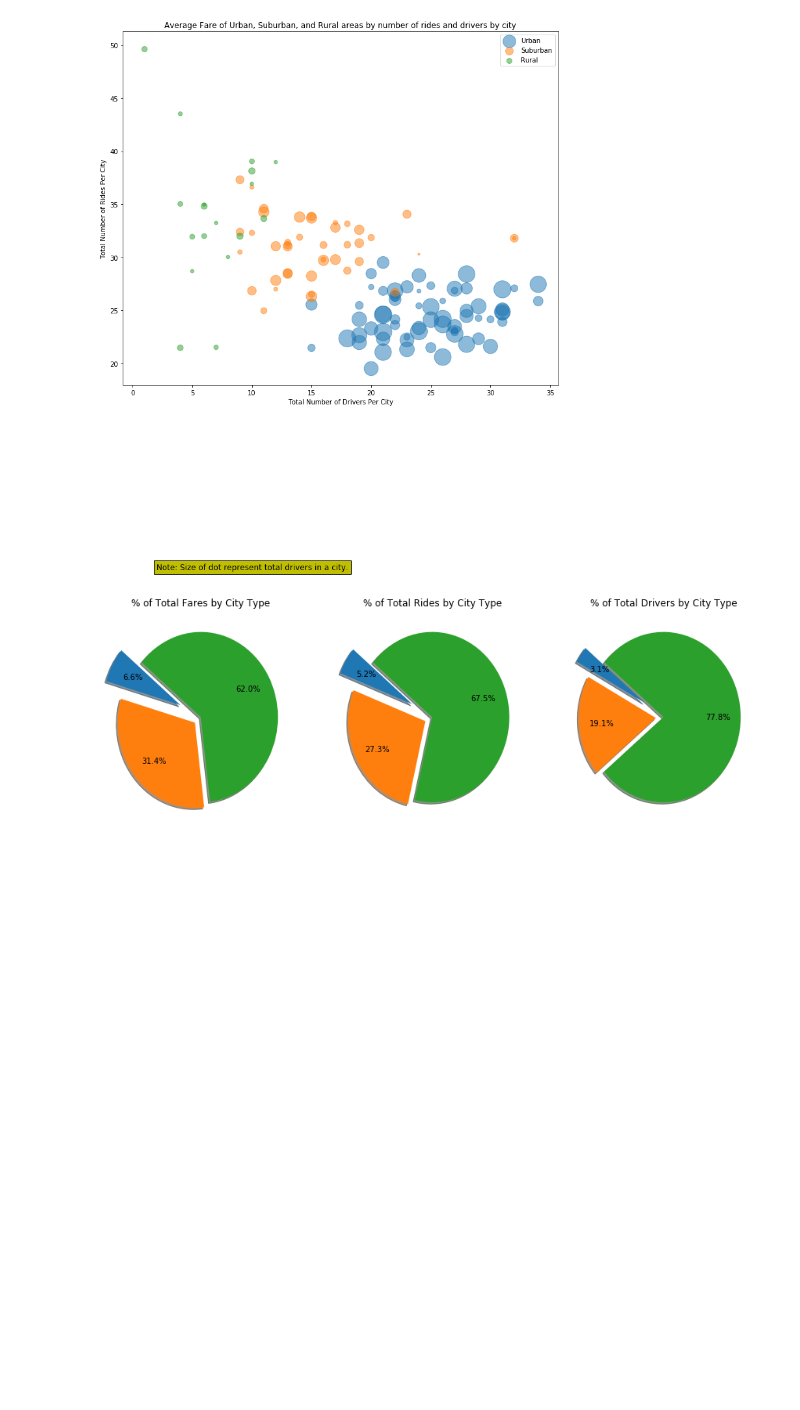
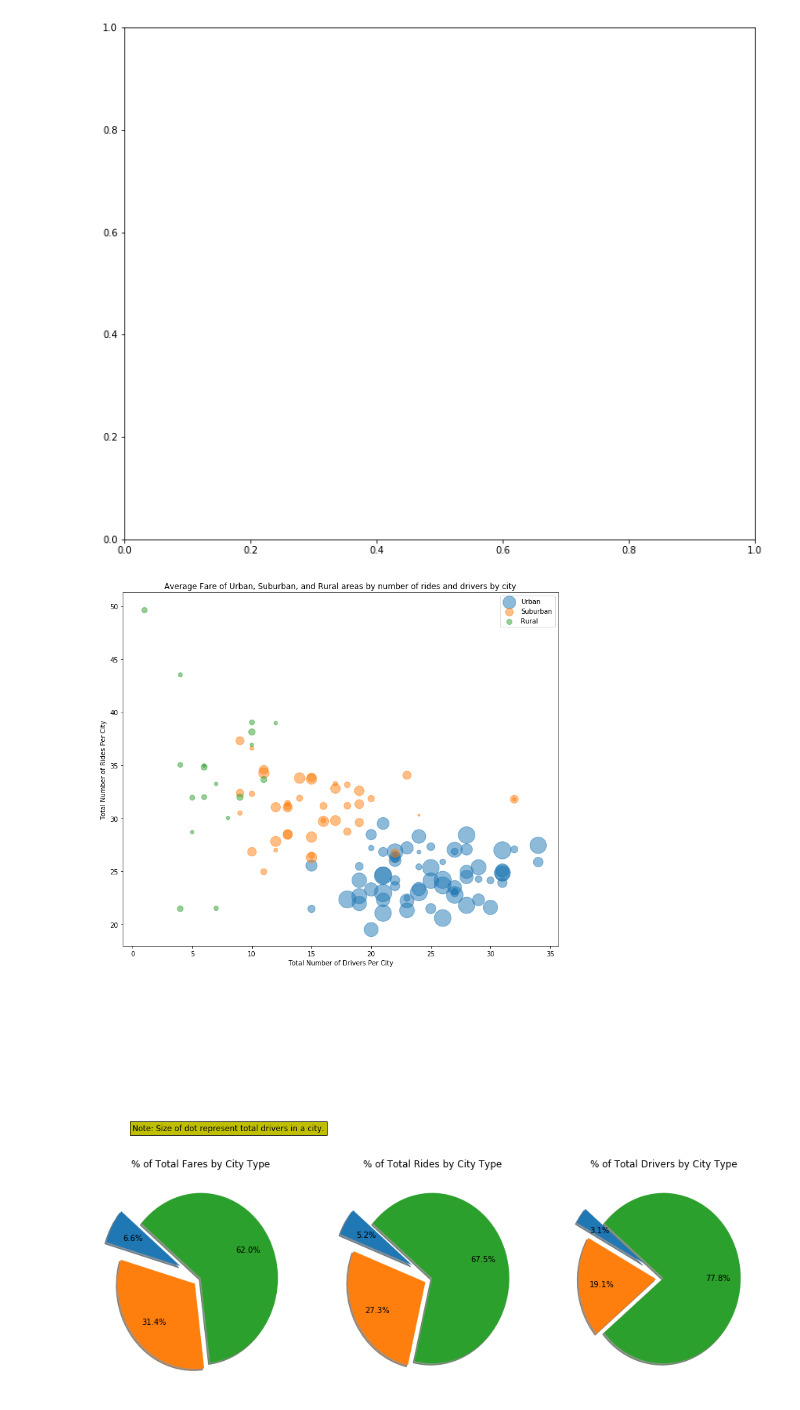
Before and after one commit to feng443/RUDSWeek5Matplotlib, a Jupyter notebook: Pyber/Pyber.ipynb, the cells around one changed output. Cells and saved outputs as stored; diff of their text form; code cells hidden in the pictures; blank space fills up the shorter version.

```diff
--- a/Pyber/Pyber.ipynb
+++ b/Pyber/Pyber.ipynb
@@ -21,37 +21,39 @@ df_city = df_city.merge(
         columns={
              'fare': 'fare_average',
              'ride_id': 'ride_count',
         }
     ),
     on='city',
     how='left'
 )
 
 
-plt.figure(figsize=(12, 10))
+fig = plt.figure(figsize=(12, 10))
+ax = fig.add_subplot(111)
 plt.title('Average Fare of Urban, Suburban, and Rural areas by number of rides and drivers by city')
 plt.xlabel('Total Number of Drivers Per City')
 plt.ylabel('Total Number of Rides Per City')
-plt.text(2, 0.6, 'Note: Size of dot represent total drivers in a city.',
+ax.text(0, 0.6, 'Note: Size of dot represent total drivers in a city.',
          fontsize=12,
          bbox=dict(facecolor='y'))
 
-plt.legend(
+ax.legend(
     handles=[
         plt.scatter(
             s=df_city[df_city['type'] == type]['driver_count'] * 10,
             x=df_city[df_city['type'] == type]['ride_count'],
             y=df_city[df_city['type'] == type]['fare_average'],
             alpha=0.5,
             label=type
         ) for type in df_city['type'].unique()
     ]
 )
 
 
 plt.show()
 # %% [output]
-[figure, old version]
+[figure, new version]
+[figure, added]
 # %%
 #plt.close()
 df_city = df_city.merge(
```
Also changed, not shown: 6 other files.
